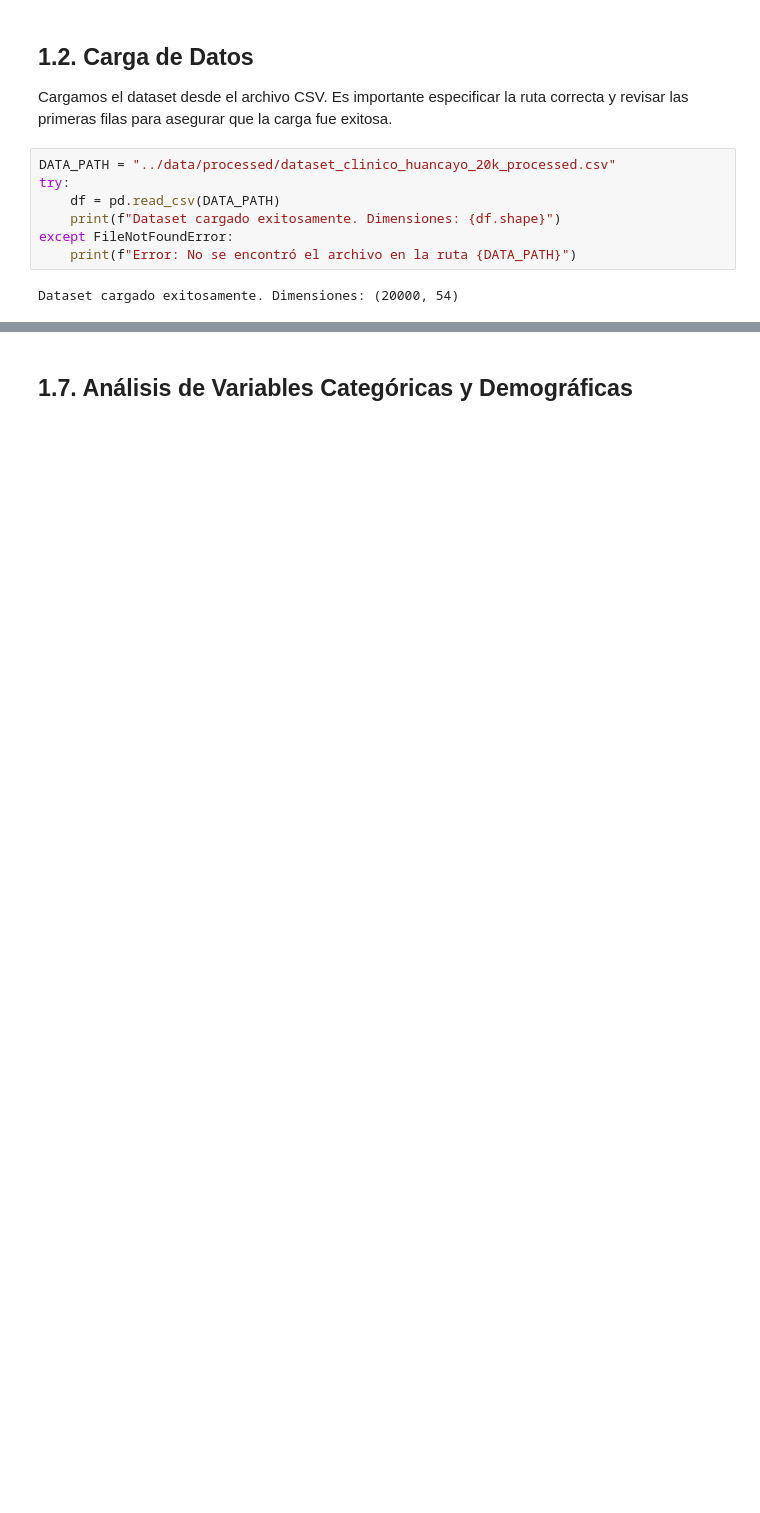
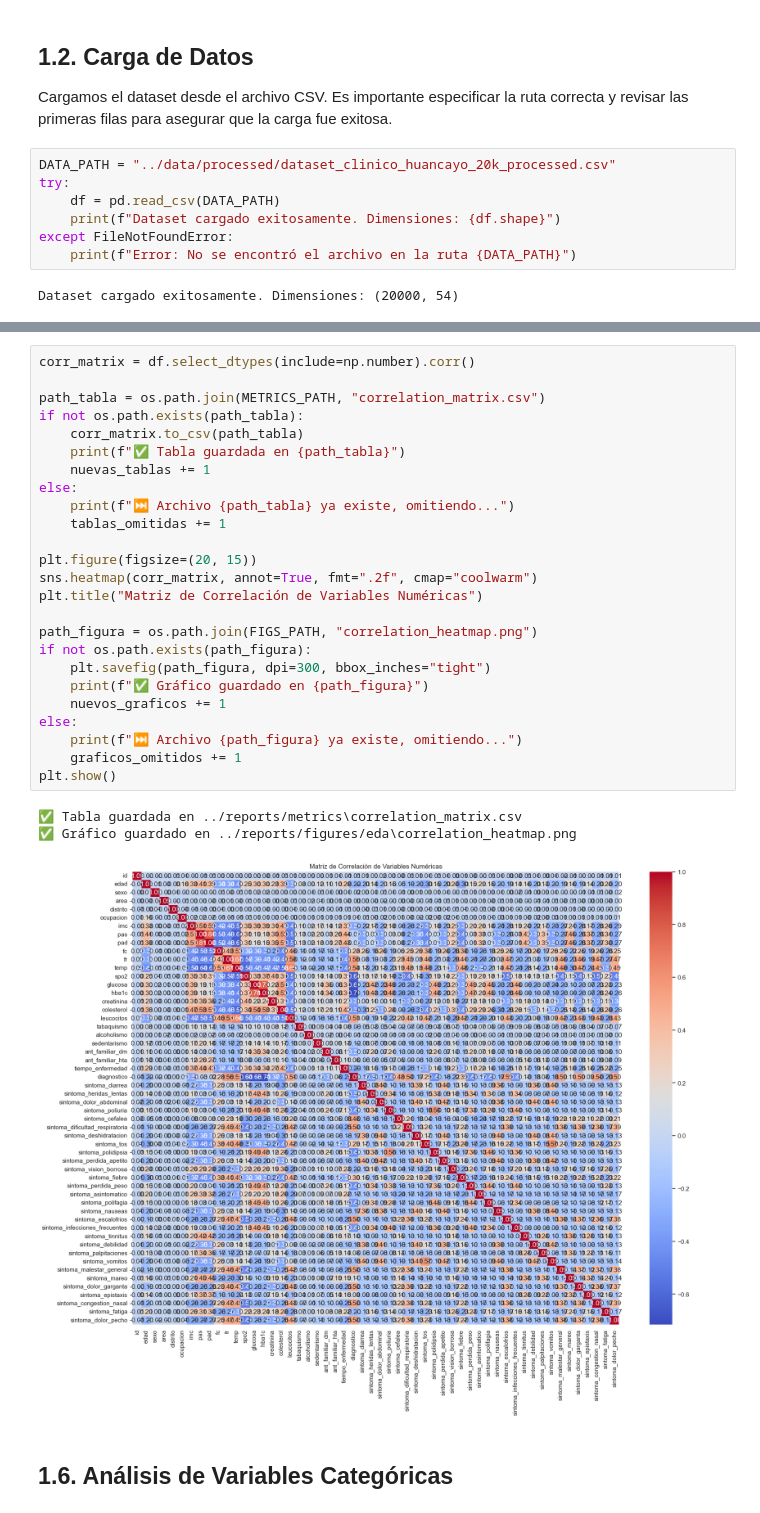
Before and after one commit to MarksSC19/proyecto_cdss_huancayo, a Jupyter notebook: notebooks/01_EDA.ipynb, the cells around one changed output, grey strips where cells are left out. Cells and saved outputs as stored; diff of their text form; blank space fills up the shorter version.

```diff
--- a/notebooks/01_EDA.ipynb
+++ b/notebooks/01_EDA.ipynb
@@ -135,2 +190,31 @@ Name: proportion, dtype: float64
+# %%
+corr_matrix = df.select_dtypes(include=np.number).corr()
+
+path_tabla = os.path.join(METRICS_PATH, "correlation_matrix.csv")
+if not os.path.exists(path_tabla):
+    corr_matrix.to_csv(path_tabla)
+    print(f"✅ Tabla guardada en {path_tabla}")
+    nuevas_tablas += 1
+else:
+    print(f"⏭️ Archivo {path_tabla} ya existe, omitiendo...")
+    tablas_omitidas += 1
+
+plt.figure(figsize=(20, 15))
+sns.heatmap(corr_matrix, annot=True, fmt=".2f", cmap="coolwarm")
+plt.title("Matriz de Correlación de Variables Numéricas")
+
+path_figura = os.path.join(FIGS_PATH, "correlation_heatmap.png")
+if not os.path.exists(path_figura):
+    plt.savefig(path_figura, dpi=300, bbox_inches="tight")
+    print(f"✅ Gráfico guardado en {path_figura}")
+    nuevos_graficos += 1
+else:
+    print(f"⏭️ Archivo {path_figura} ya existe, omitiendo...")
+    graficos_omitidos += 1
+plt.show()
+# %% [output]
+✅ Tabla guardada en ../reports/metrics\correlation_matrix.csv
+✅ Gráfico guardado en ../reports/figures/eda\correlation_heatmap.png
+[figure, added]
 # %% [markdown]
-## 1.7. Análisis de Variables Categóricas y Demográficas
+## 1.6. Análisis de Variables Categóricas
```
Also changed, not shown: parts of 30 cells of this notebook, 45 other files.
